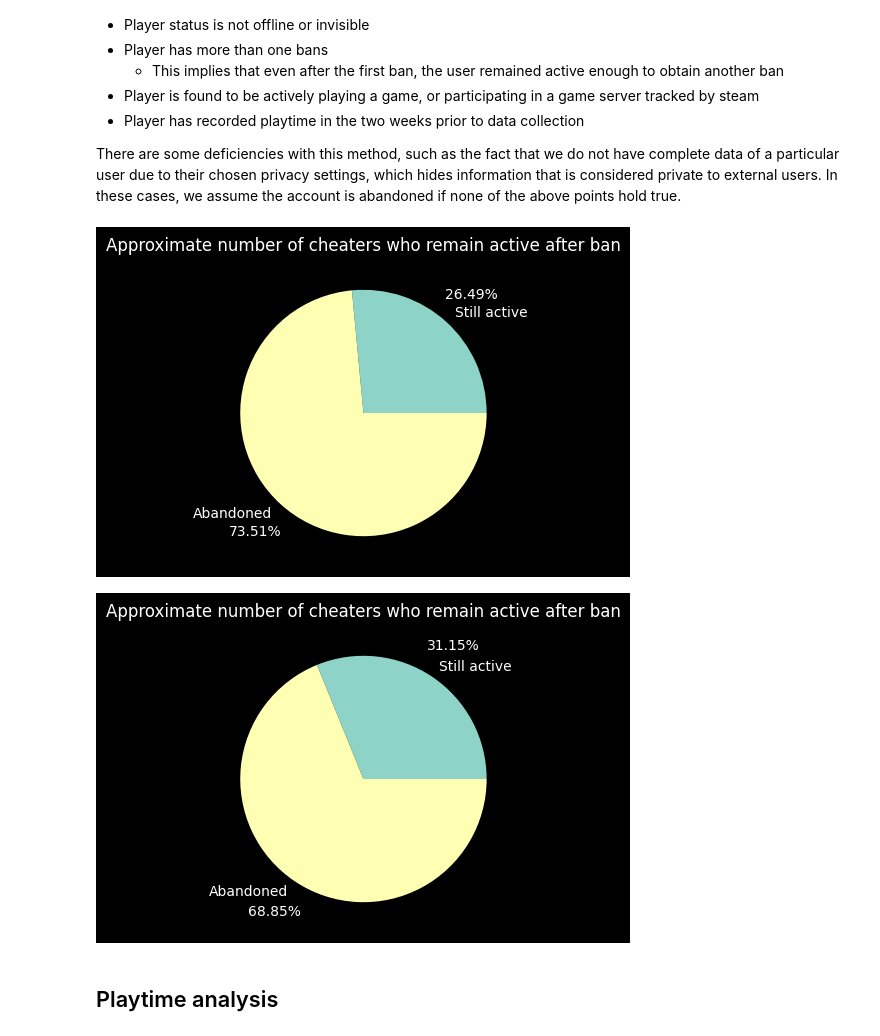
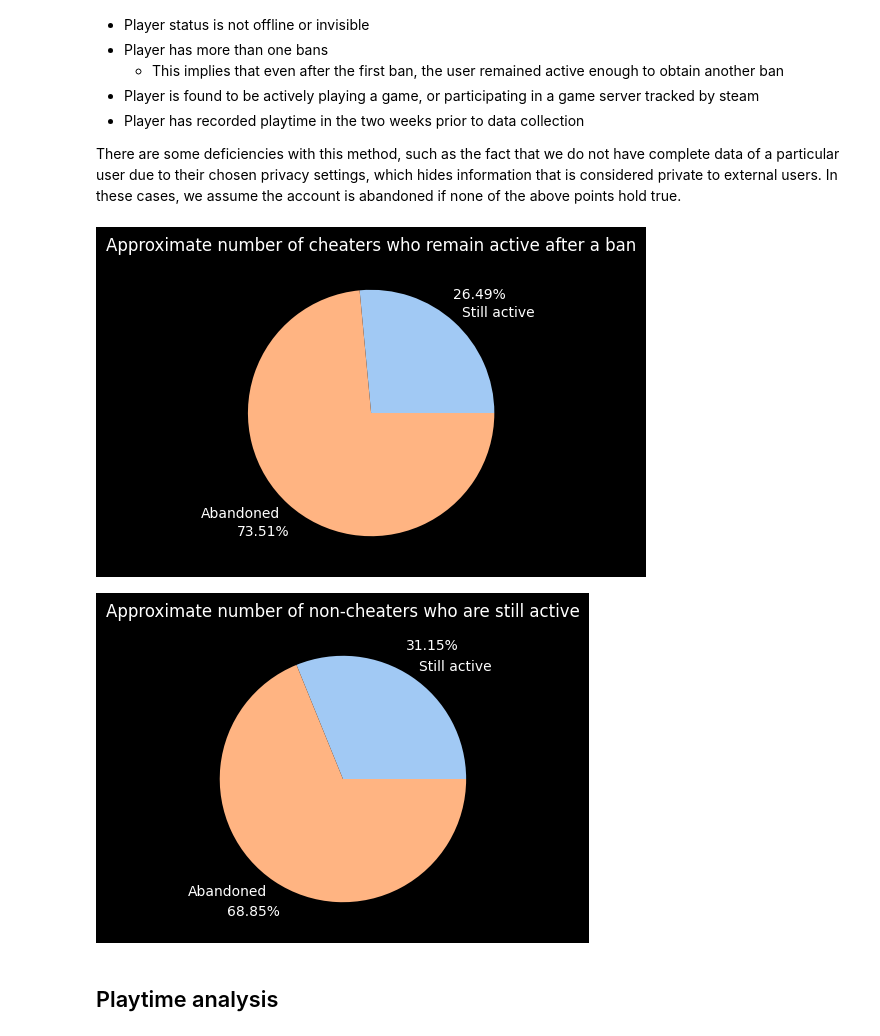
Before and after one commit to Aryyt/steam_cheater_network_analysis, a Jupyter notebook: BloomsWorkspace.ipynb, the cells around one changed output. Cells and saved outputs as stored; diff of their text form; code cells hidden in the pictures.

```diff
--- a/BloomsWorkspace.ipynb
+++ b/BloomsWorkspace.ipynb
@@ -10,10 +10,15 @@ from typing import Any
 import matplotlib.pyplot as plt
 import numpy as np
 
+import seaborn as sns
+
 Entry = dict[str, Any]
 
 pandas.options.mode.copy_on_write = True # Helps reduce redundant copying where possible
 pandas.set_option("future.no_silent_downcasting", True) # Forward compatible warning
+
+colors = sns.color_palette('pastel')
+sns.set_palette(colors)
 
 # Load the dataset
 try:
@@ -340,37 +353,37 @@ def isActive(x: Entry):
         return True
 
     recentlyPlayed: dict[str, Any] = x["recentlyPlayed"]
 
     activity =  recentlyPlayed.get("total_count", 0) > 0
 
 
     return activity
 
 
 numberOfCheaters = len(cheaters)
 numberOfInnocents = len(data) - numberOfCheaters
 
 activeCheaters= cheaters.apply(isActive, axis=1)
 activeInnocents = innocents.apply(isActive, axis=1)
 
 numberOfActiveCheaters : int = activeCheaters.values.sum() # type:ignore
 numberOfInactiveCheaters : int = numberOfCheaters - numberOfActiveCheaters
 
 numberOfActiveInnocents = activeInnocents.values.sum() #type:ignore
 numberOfInactiveInnocents = numberOfInnocents - numberOfActiveInnocents
 
 plt.figure(figsize=(5,4))
 plt.pie([numberOfActiveCheaters, numberOfInactiveCheaters], labels=["Still active", "Abandoned"], autopct="%.2f%%", pctdistance=1.3)
-plt.title("Approximate number of cheaters who remain active after ban")
+plt.title("Approximate number of cheaters who remain active after a ban")
 plt.show()
 
 plt.figure(figsize=(5,4))
 plt.pie([numberOfActiveInnocents, numberOfInactiveInnocents], labels=["Still active", "Abandoned"], autopct="%.2f%%", pctdistance=1.3)
-plt.title("Approximate number of cheaters who remain active after ban")
+plt.title("Approximate number of non-cheaters who are still active")
 plt.show()
 # %% [output]
-[figure, old version]
+[figure, new version]
-[figure, old version]
+[figure, new version]
 # %% [markdown]
 ## Playtime analysis
 # %% [markdown]
```
Also changed, not shown: parts of 14 cells of this notebook.
